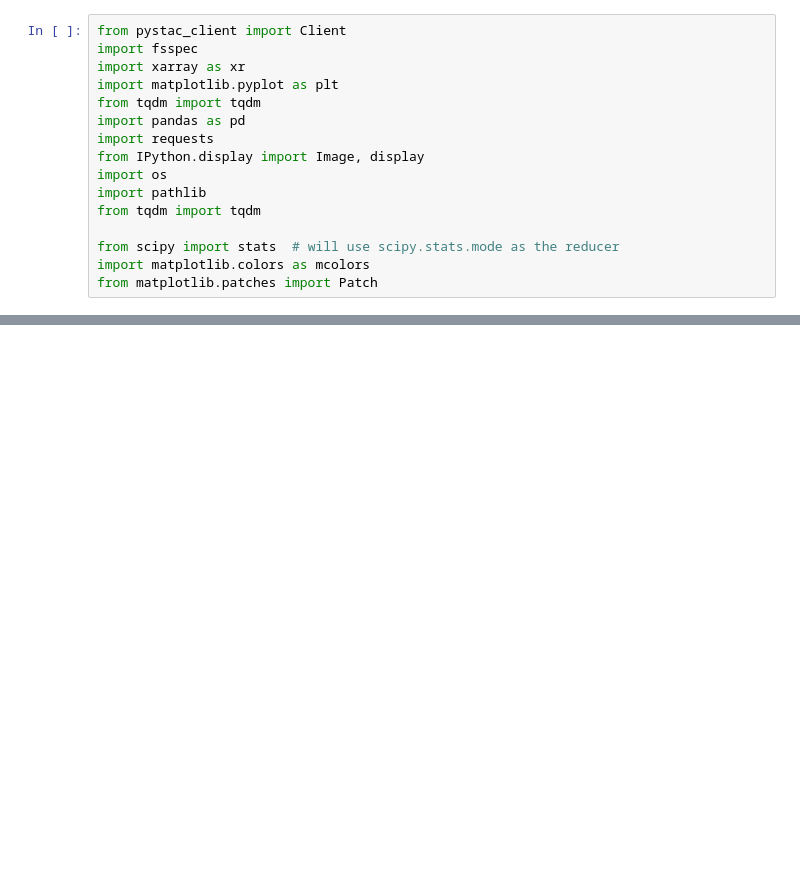
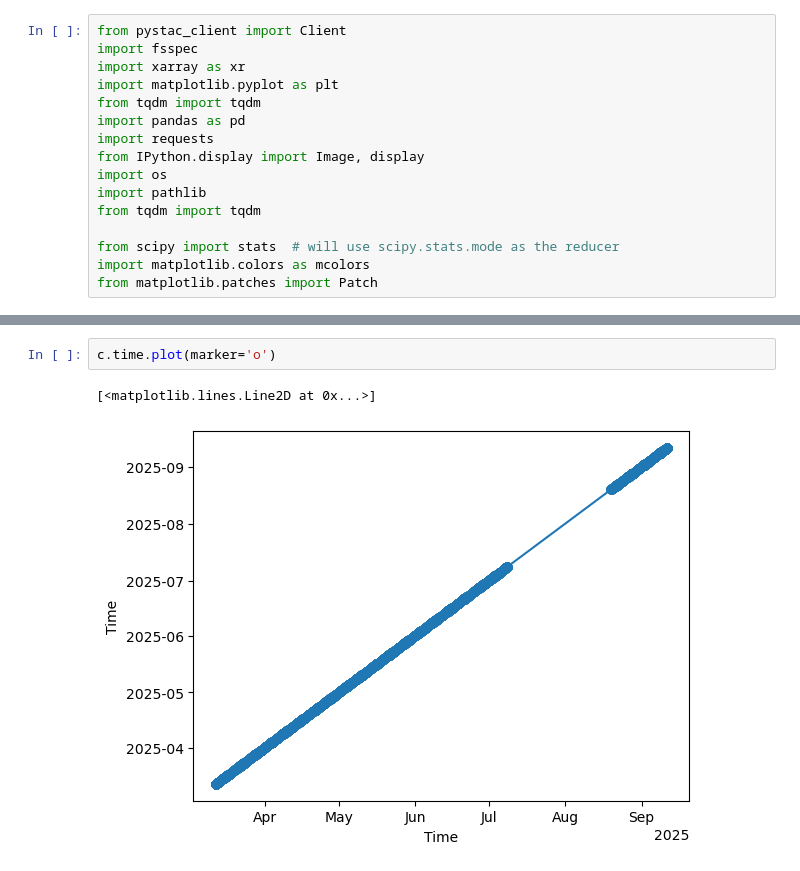
Before and after one commit to giacom0rovers1/earthcare_aerosol_cloud_interactions, a Jupyter notebook: merger.ipynb, the cells around one changed output, grey strips where cells are left out. Drawn from its saved outputs; the diff is of its cells as text; blank space fills up the shorter version.

```diff
--- a/merger.ipynb
+++ b/merger.ipynb
@@ -76,0 +83,5 @@ Data variables: (12/13)
+# %%
+c.time.plot(marker='o')
+# %% [output]
+[<matplotlib.lines.Line2D at 0x...>]
+[figure, added]
```
Also changed, not shown: parts of 29 cells of this notebook, 2 other files.
